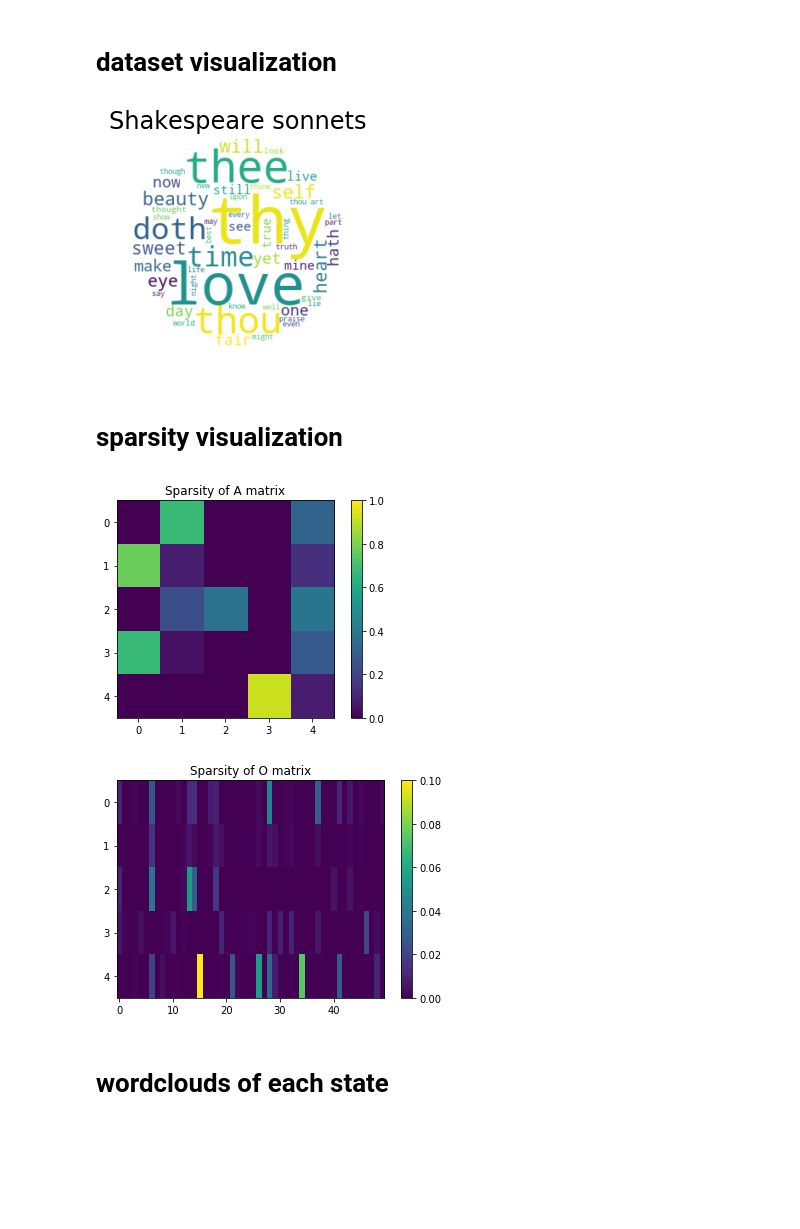
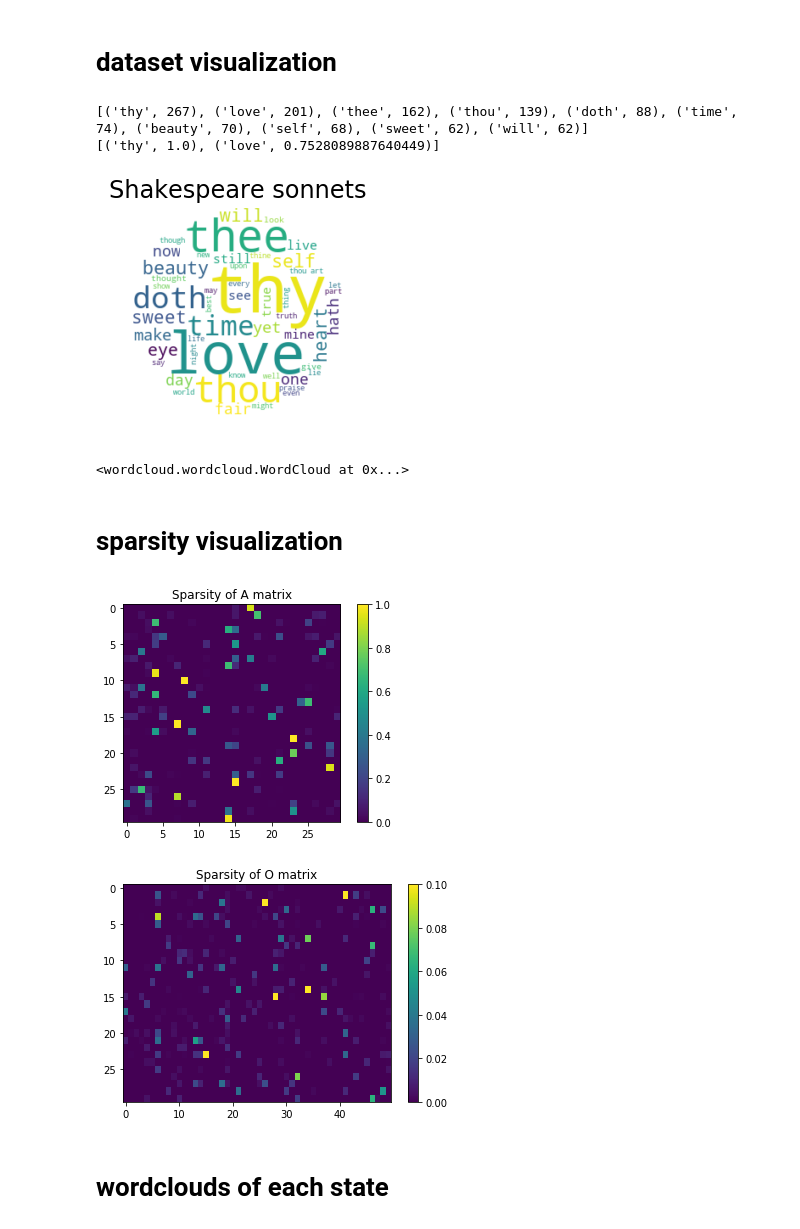
Before and after one commit to alycialee/CS155Project3, a Jupyter notebook: kush/hmm_visualization.ipynb, the cells around one changed output. Cells and saved outputs as stored; diff of their text form; code cells hidden in the pictures; blank space fills up the shorter version.

Commit message:
extra visual stuff

```diff
--- a/kush/hmm_visualization.ipynb
+++ b/kush/hmm_visualization.ipynb
@@ -14,21 +14,26 @@ from HMM_helper import (
 )
 # %%
 import pickle
-with open('models/hmm_hpt_5_200', 'rb') as f:
+name = 'HMM_reversed_30_200'
+with open('../models/HMM_reversed_hidden_30_iter_200.hmm', 'rb') as f:
     HMM = pickle.load(f)
 # %% [markdown]
 # dataset visualization
 # %%
 text = open(os.path.join(os.getcwd(), '../data/shakespeare.txt')).read()
 wordcloud = text_to_wordcloud(text, title='Shakespeare sonnets')
+wordcloud.to_file("../visuals/shakespeare.png")
 # %% [output]
+[('thy', 267), ('love', 201), ('thee', 162), ('thou', 139), ('doth', 88), ('time', 74), ('beauty', 70), ('self', 68), ('sweet', 62), ('will', 62)]
+[('thy', 1.0), ('love', 0.7528089887640449)]
 [figure]
+<wordcloud.wordcloud.WordCloud at 0x...>
 # %% [markdown]
 # sparsity visualization
 # %%
-visualize_sparsities(HMM, O_max_cols=50)
+visualize_sparsities(HMM, name, O_max_cols=50)
 # %% [output]
-[figure, old version]
+[figure, new version]
-[figure, old version]
+[figure, new version]
 # %% [markdown]
 # wordclouds of each state
```
Also changed, not shown: parts of 2 cells of this notebook, 3 other files.
